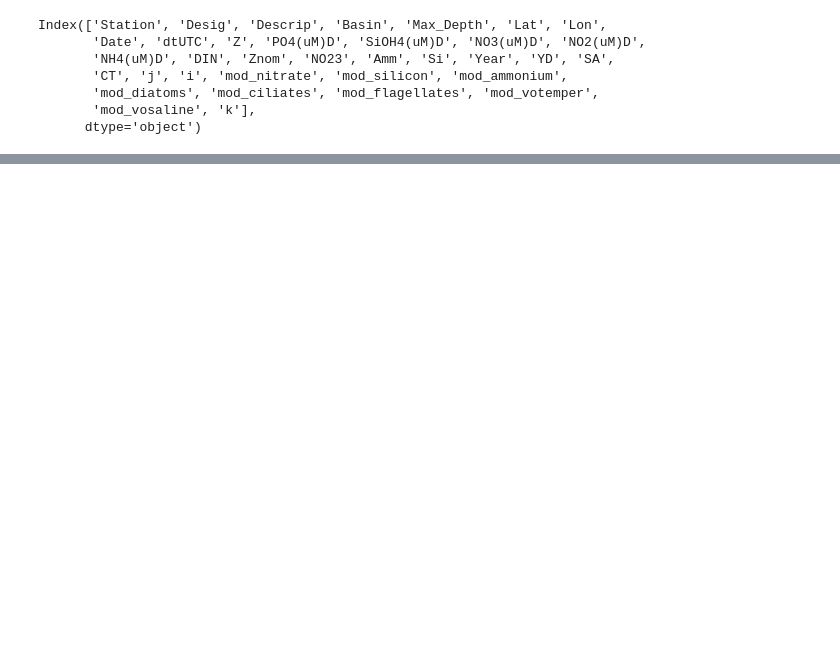
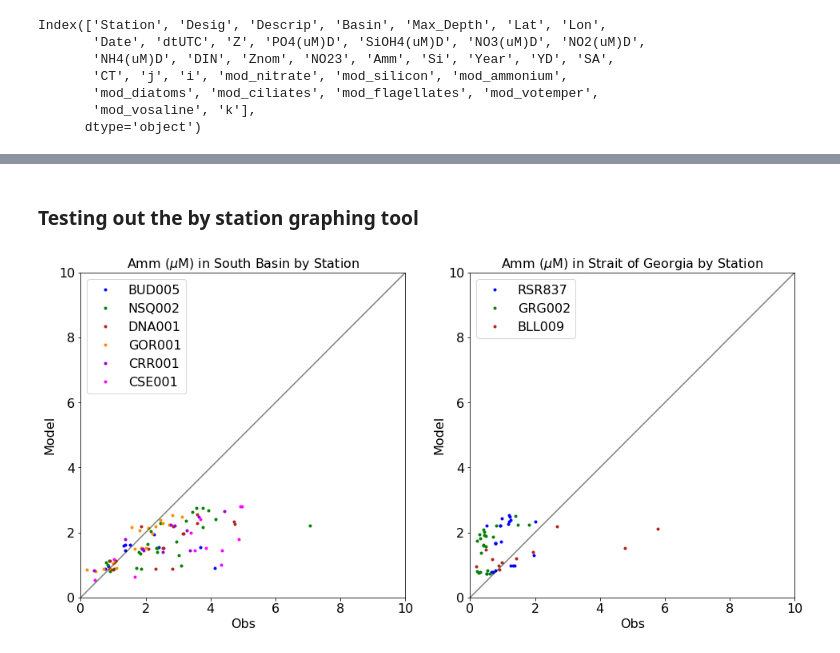
Before and after one commit to SalishSeaCast/analysis-keegan, a Jupyter notebook: notebooks/Evaluations/CTD_Nutrients_Evaluations.ipynb, the cells around one changed output, grey strips where cells are left out. Saved outputs shown, nothing was run; the diff lists cells and outputs as text; code cells hidden in the pictures; blank space fills up the shorter version.

```diff
--- a/notebooks/Evaluations/CTD_Nutrients_Evaluations.ipynb
+++ b/notebooks/Evaluations/CTD_Nutrients_Evaluations.ipynb
@@ -359,0 +413,16 @@ Index(['Station', 'Desig', 'Descrip', 'Basin', 'Max_Depth', 'Lat', 'Lon',
+# %% [markdown]
+### Testing out the by station graphing tool
+# %%
+obsvar='Amm'
+modvar='mod_ammonium'
+region="South Basin"
+
+fig, ax = plt.subplots(1,2,figsize = (16,14))
+ps=byStation(ax[0],obsvar,modvar,(0,10),region)
+ax[0].set_title(f'{obsvar} ($\mu$M) in {region} by Station');
+
+region="Strait of Georgia"
+ps=byStation(ax[1],obsvar,modvar,(0,10),region)
+ax[1].set_title(f'{obsvar} ($\mu$M) in {region} by Station');
+# %% [output]
+[figure, added]
```
Also changed, not shown: parts of 11 cells of this notebook, 1 other file.
